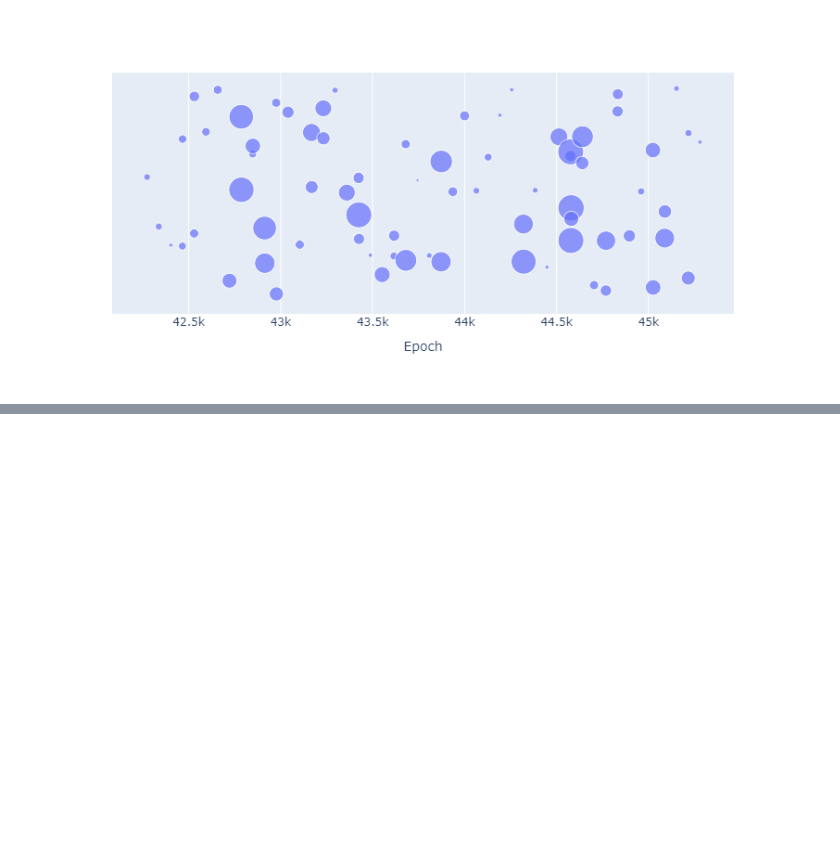
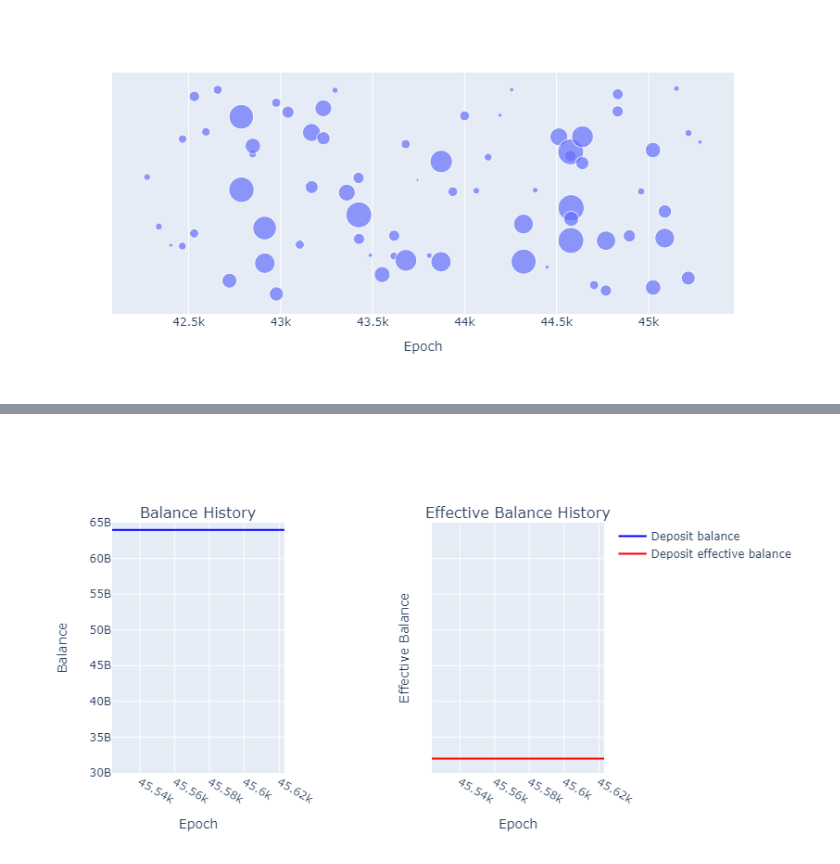
Before and after one commit to SHSR2001/beacondigest, a Jupyter notebook: notebooks/2021/06/21/oceanic2.ipynb, the cells around one changed output, grey strips where cells are left out. Drawn from its saved outputs; the diff is of its cells as text; code cells hidden in the pictures; blank space fills up the shorter version.

```diff
--- a/notebooks/2021/06/21/oceanic2.ipynb
+++ b/notebooks/2021/06/21/oceanic2.ipynb
@@ -347,0 +424,3 @@ The number of validators who have 64 Eth staked = 119
+# %%
+pub_keys = []
+pub_keys1 = []
@@ -347,0 +433,59 @@ The number of validators who have 64 Eth staked = 119
+# %%
+epoch = []
+balance = []
+effective_balance = []
+# %%
+with open('api_key.txt', 'r') as api_file:
+    api_key = api_file.read()
+
+x = requests.get('https://beaconcha.in/api/v1/validator/{}/balancehistory?api_key={}'.format(pub_keys[56],api_key))
+data = x.json()['data']
+
+for d in data:
+    epoch.append(d['epoch'])
+    balance.append(d['balance'])
+    effective_balance.append(d['effectivebalance'])
+# %%
+from plotly.subplots import make_subplots
+import plotly.graph_objects as go
+
+fig = make_subplots(
+    rows=1, cols=2,
+    subplot_titles=["Balance History", "Effective Balance History"],  horizontal_spacing=0.3, shared_yaxes=True
+)
+
+fig.add_trace(
+    go.Scatter(x=epoch, y=balance, name="Deposit balance",  marker = dict(color = "blue")),
+    row=1, col=1
+)
+
+fig.add_trace(
+    go.Scatter(x=epoch, y=effective_balance, name="Deposit effective balance", marker = dict(color = "red")),
+    row=1, col=2
+)
+
+fig.update_xaxes(
+    row=1, col=1,
+    title = "Epoch"
+    #tickmode="array", tickvals=np.arange(1,11), ticktext=["Largest staker", "2nd largest", "3rd", "4th", "5th", "6th", "7th", "8th", "9th", "Ocean"]
+)
+fig.update_xaxes(
+    row=1, col=2,
+    title = "Epoch"
+    #tickmode="array", tickvals=np.arange(1,11), ticktext=["Largest staker", "2nd largest", "3rd", "4th", "5th", "6th", "7th", "8th", "9th", "Ocean"]
+)
+
+fig.update_yaxes(
+    row=1, col=1,
+    title = "Balance"
+    #tickmode="array", tickvals=np.arange(1,11), ticktext=["Largest staker", "2nd largest", "3rd", "4th", "5th", "6th", "7th", "8th", "9th", "Ocean"]
+)
+fig.update_yaxes(
+    row=1, col=2,
+    title = "Effective Balance"
+    #tickmode="array", tickvals=np.arange(1,11), ticktext=["Largest staker", "2nd largest", "3rd", "4th", "5th", "6th", "7th", "8th", "9th", "Ocean"]
+)
+
+fig.update_layout(yaxis_range=[30000000000,65000000000])
+# %% [output]
+[figure, added]
```
Also changed, not shown: parts of 32 cells of this notebook.
